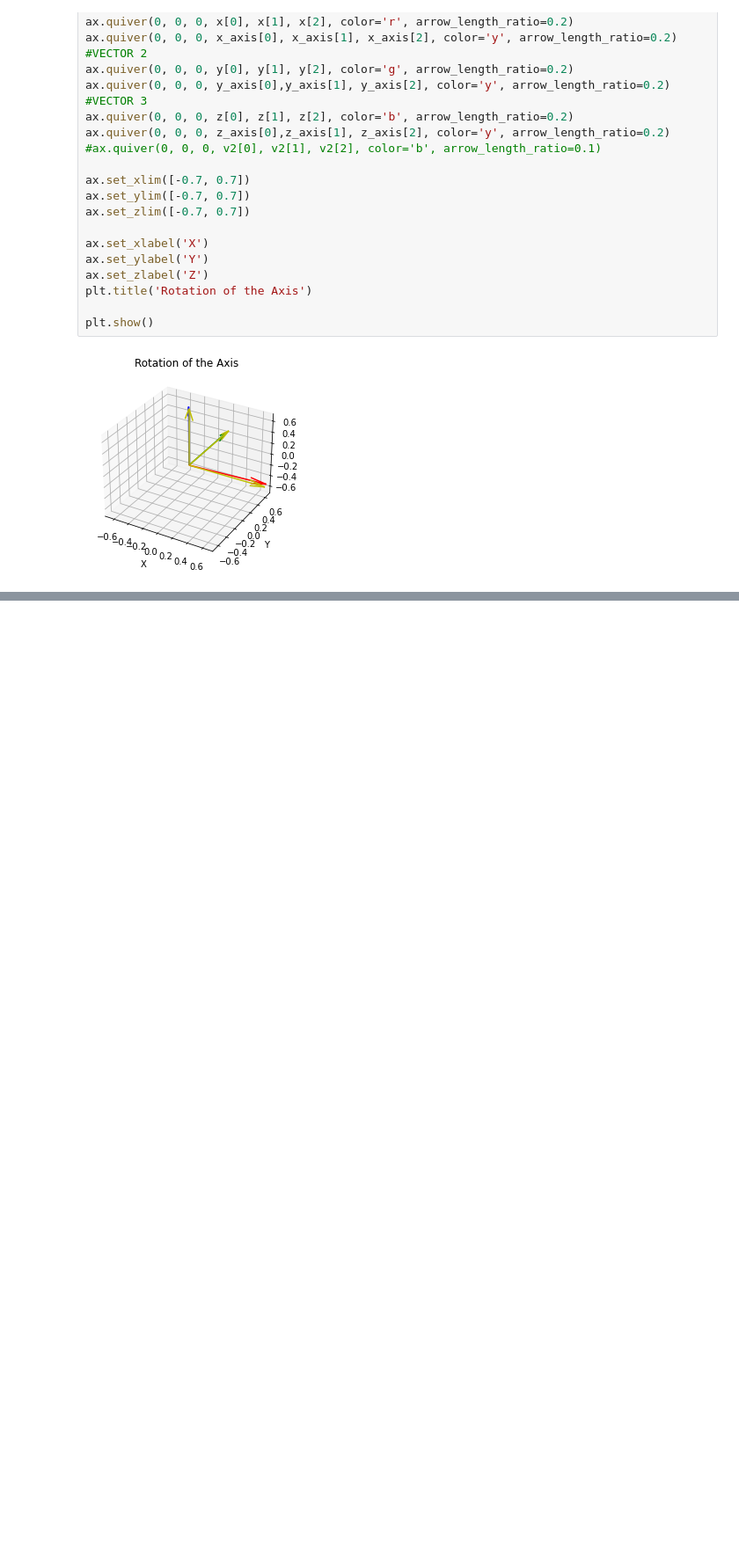
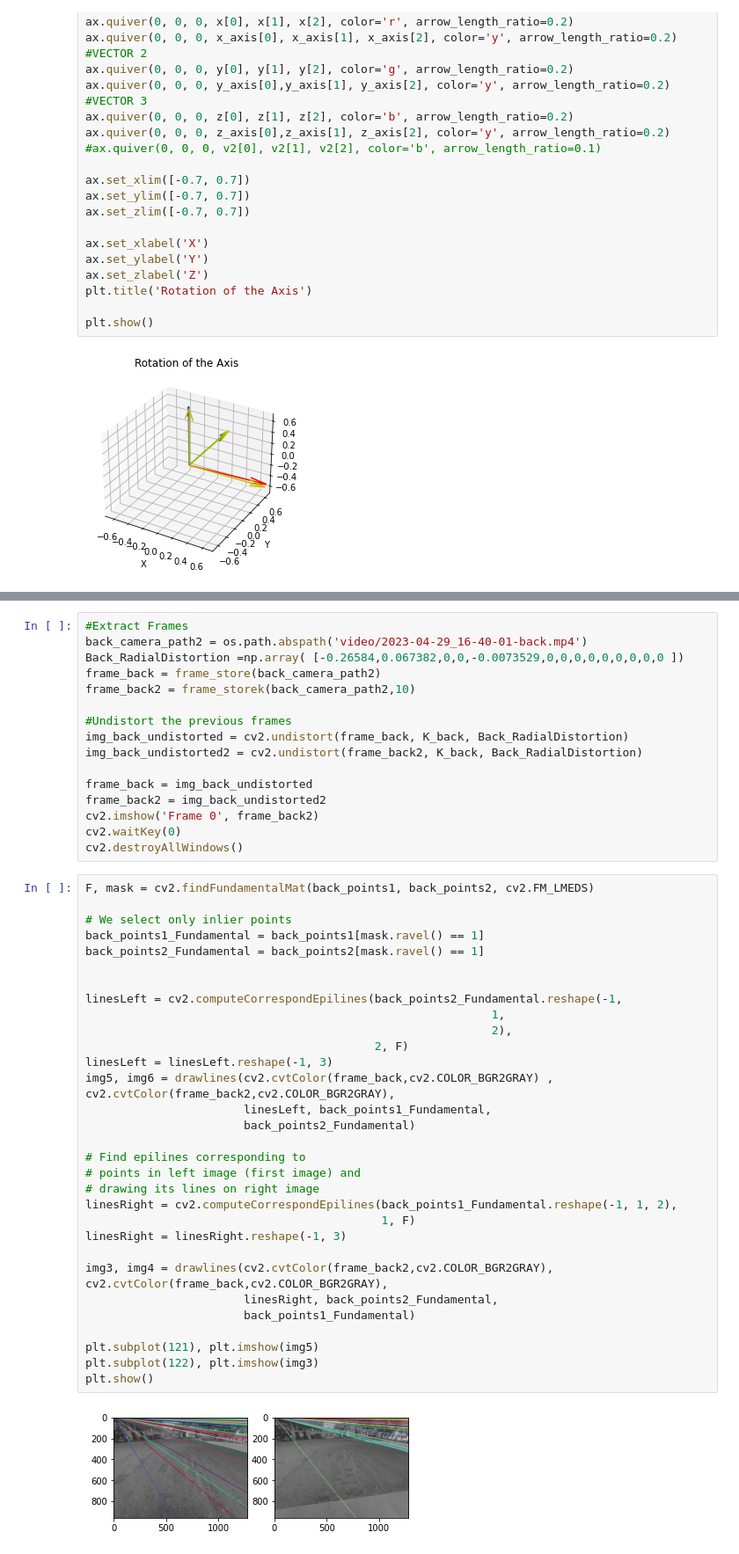
Before and after one commit to duarte3333/Image-Processing-and-Vision-Project, a Jupyter notebook: Part 2_BACK+BACK.ipynb, the cells around one changed output, grey strips where cells are left out. Shown at 88% size. Cells and saved outputs as stored; diff of their text form; blank space fills up the shorter version.

Commit message:
Part2 Plotting the Epipolar Lines

```diff
--- a/Part 2_BACK+BACK.ipynb
+++ b/Part 2_BACK+BACK.ipynb
@@ -241,0 +315,49 @@ plt.show()
+# %%
+#Extract Frames
+back_camera_path2 = os.path.abspath('video/2023-04-29_16-40-01-back.mp4')
+Back_RadialDistortion =np.array( [-0.26584,0.067382,0,0,-0.0073529,0,0,0,0,0,0,0,0,0 ])
+frame_back = frame_store(back_camera_path2)
+frame_back2 = frame_storek(back_camera_path2,10)
+
+#Undistort the previous frames
+img_back_undistorted = cv2.undistort(frame_back, K_back, Back_RadialDistortion)
+img_back_undistorted2 = cv2.undistort(frame_back2, K_back, Back_RadialDistortion)
+
+frame_back = img_back_undistorted
+frame_back2 = img_back_undistorted2
+cv2.imshow('Frame 0', frame_back2)
+cv2.waitKey(0)
+cv2.destroyAllWindows()
+# %%
+F, mask = cv2.findFundamentalMat(back_points1, back_points2, cv2.FM_LMEDS)
+
+# We select only inlier points
+back_points1_Fundamental = back_points1[mask.ravel() == 1]
+back_points2_Fundamental = back_points2[mask.ravel() == 1]
+
+
+linesLeft = cv2.computeCorrespondEpilines(back_points2_Fundamental.reshape(-1,
+                                                           1,
+                                                           2),
+                                          2, F)
+linesLeft = linesLeft.reshape(-1, 3)
+img5, img6 = drawlines(cv2.cvtColor(frame_back,cv2.COLOR_BGR2GRAY) , cv2.cvtColor(frame_back2,cv2.COLOR_BGR2GRAY),
+                       linesLeft, back_points1_Fundamental,
+                       back_points2_Fundamental)
+
+# Find epilines corresponding to
+# points in left image (first image) and
+# drawing its lines on right image
+linesRight = cv2.computeCorrespondEpilines(back_points1_Fundamental.reshape(-1, 1, 2),
+                                           1, F)
+linesRight = linesRight.reshape(-1, 3)
+
+img3, img4 = drawlines(cv2.cvtColor(frame_back2,cv2.COLOR_BGR2GRAY), cv2.cvtColor(frame_back,cv2.COLOR_BGR2GRAY),
+                       linesRight, back_points2_Fundamental,
+                       back_points1_Fundamental)
+
+plt.subplot(121), plt.imshow(img5)
+plt.subplot(122), plt.imshow(img3)
+plt.show()
+# %% [output]
+[figure, added]
```
Also changed, not shown: parts of 7 cells of this notebook.
